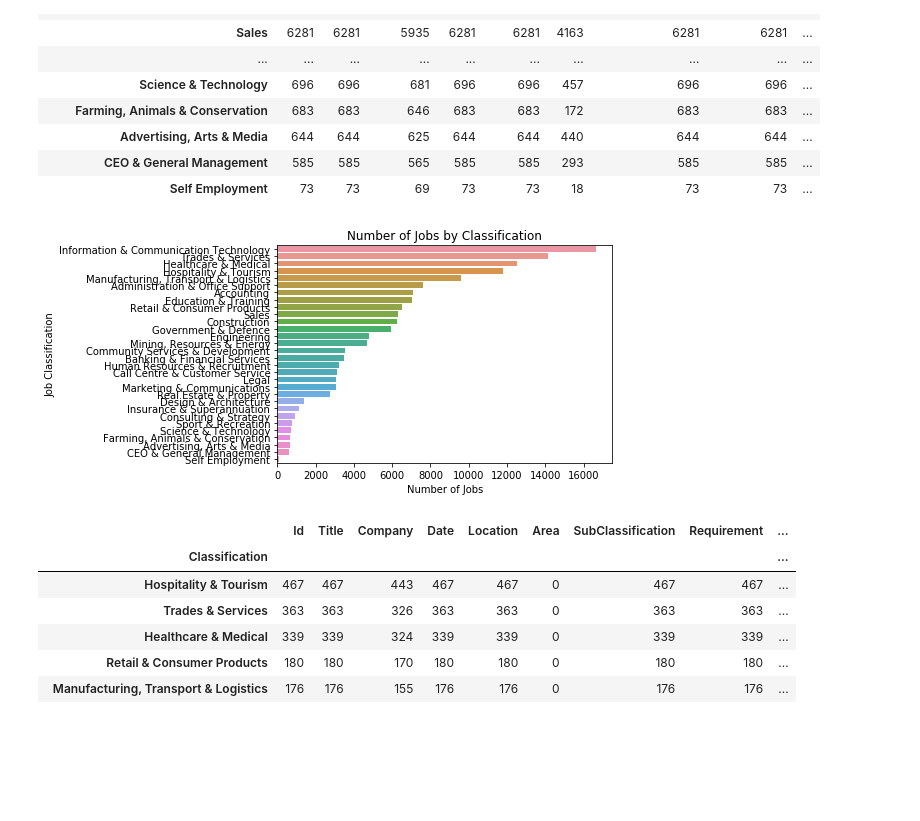
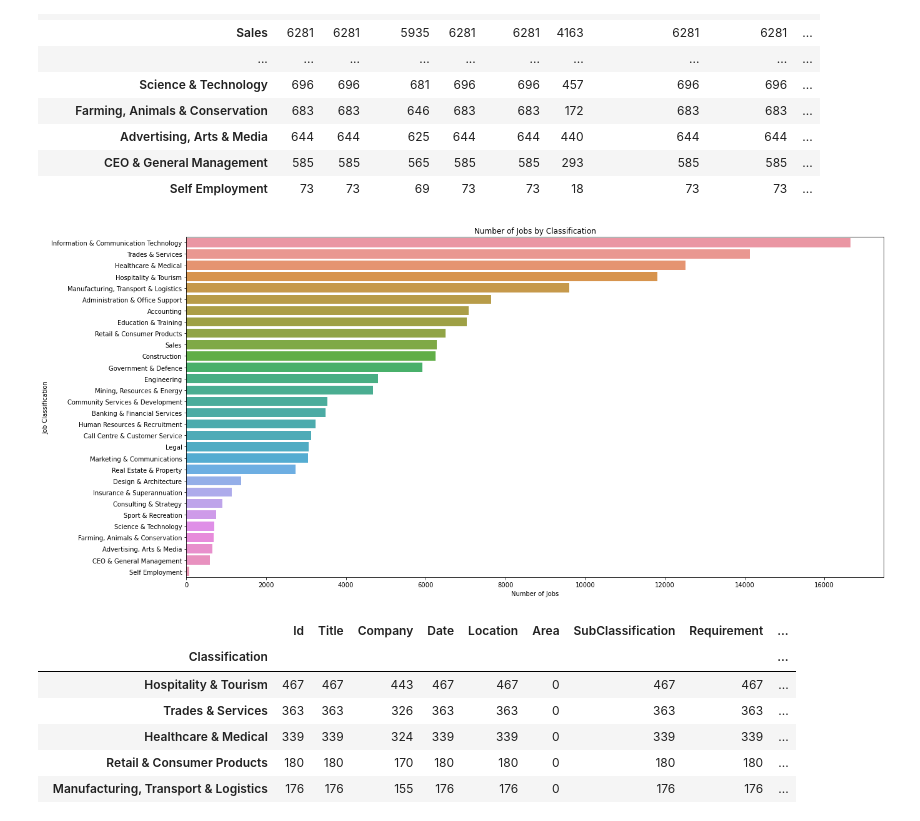
Before and after one commit to subtitled/Big_Data_Analysis_Part_1, a Jupyter notebook: ass1.ipynb, the cells around one changed output. Saved outputs shown, nothing was run; the diff lists cells and outputs as text; code cells hidden in the pictures; blank space fills up the shorter version.

Commit message:
Update ass1.ipynb
Horizontal bar chart size fixed + fixed missing data chart

```diff
--- a/ass1.ipynb
+++ b/ass1.ipynb
@@ -327,15 +327,16 @@ df_jobSec.sort_values(by=['Count'], ascending=False)
 | Self Employment | 73 | 73 | 69 | 73 | 73 | 18 | 73 | 73 | ... |
 # %%
 # Chart
+plt.figure(figsize=(20,10))
 barChart = sns.barplot(x='Count', y='Classification', data=df_jobSec.sort_values(by=['Count'], ascending=False))
 plt.title("Number of Jobs by Classification")
 plt.xlabel("Number of Jobs")
 plt.ylabel("Job Classification")
 plt.show()
 
 # Adjust size.
 # %% [output]
-[figure, old version]
+[figure, new version]
 # %%
 # Favourite location, job classification market shart pie chart:
 df_marketShare = df[df["Location"] == "Gold Coast"]
```
Also changed, not shown: parts of 3 cells of this notebook.
